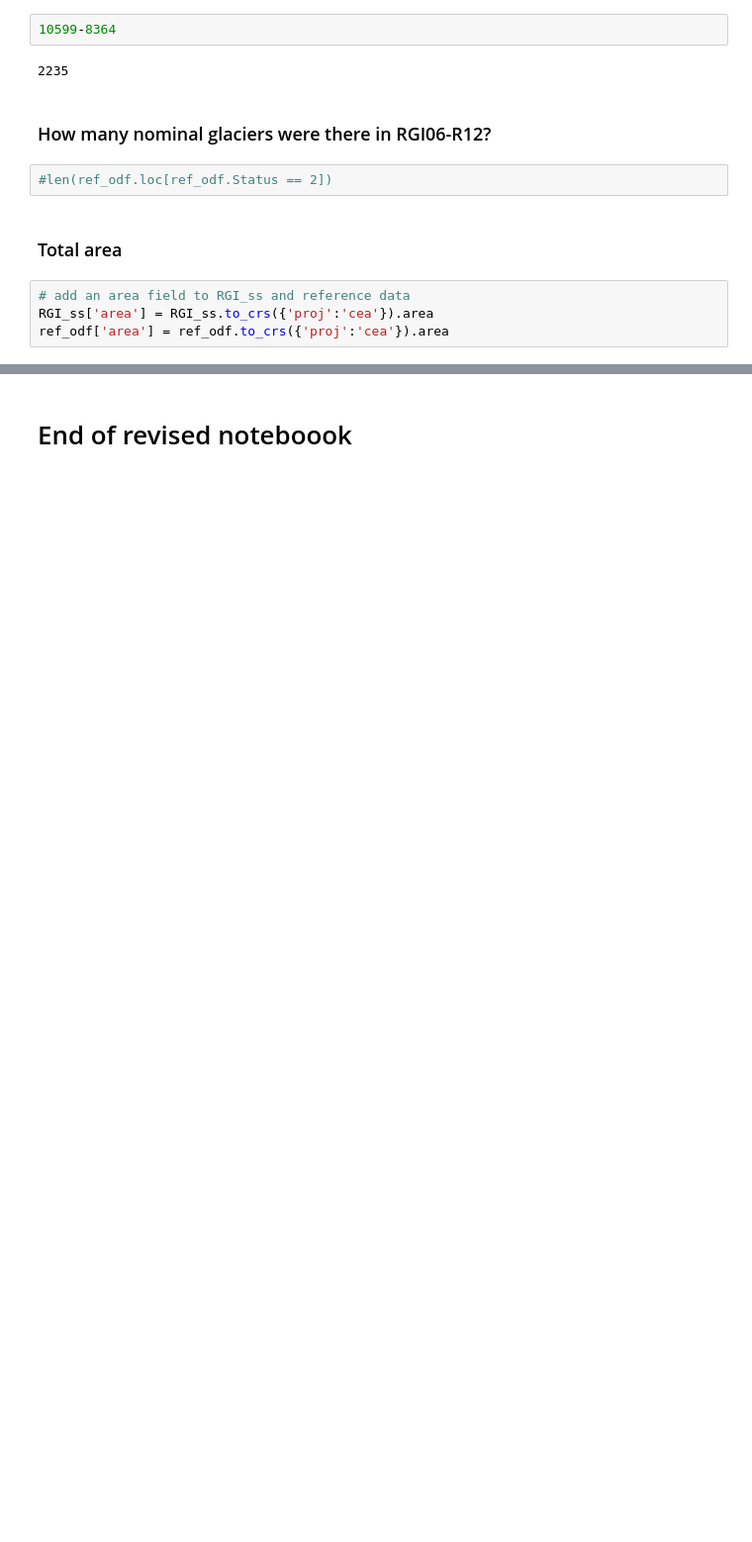
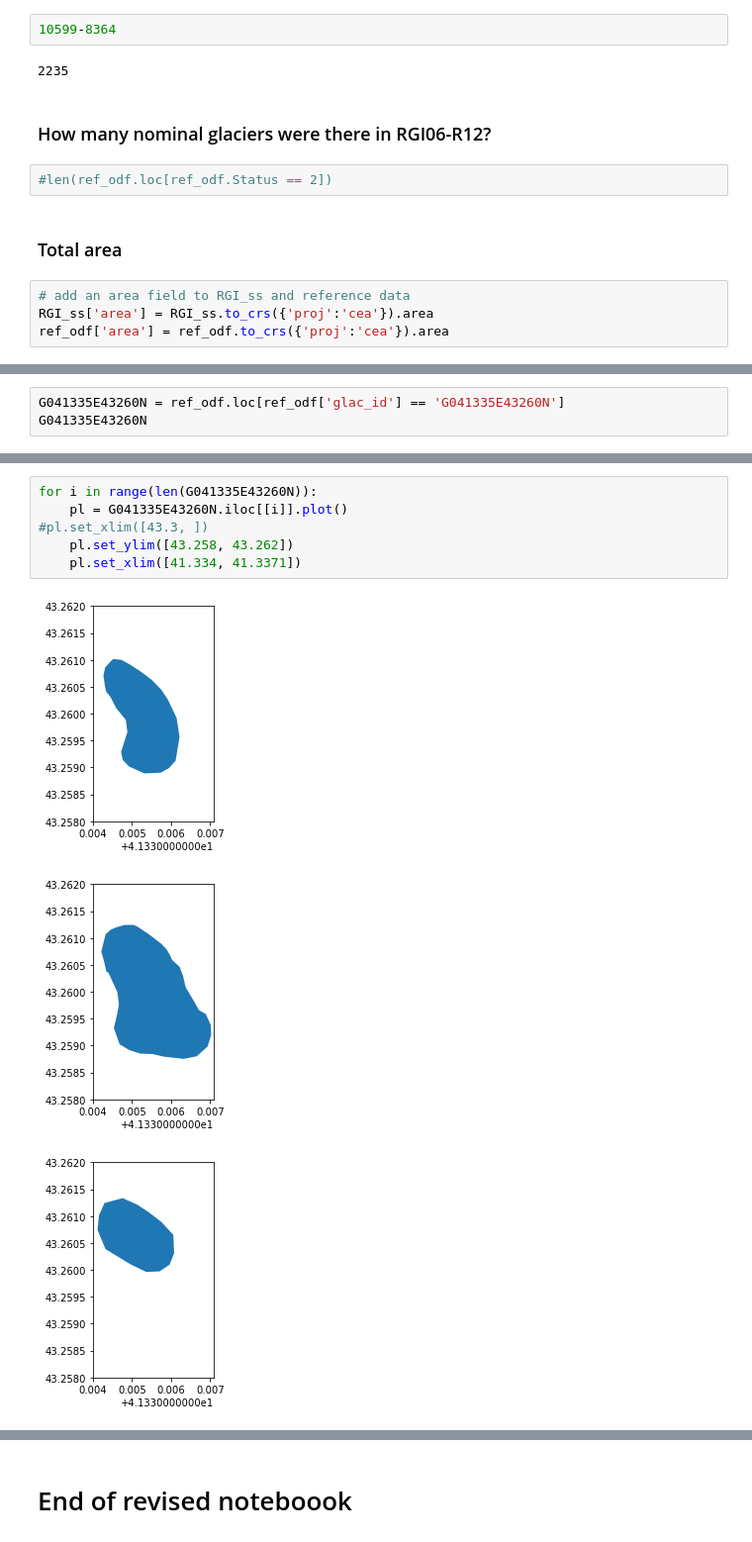
Before and after one commit to franra9/rgi7_scripts, a Jupyter notebook: workflow/RGI12.ipynb, the cells around one changed output, grey strips where cells are left out. Shown at 99% size. Saved outputs shown, nothing was run; the diff lists cells and outputs as text; blank space fills up the shorter version.

```diff
--- a/workflow/RGI12.ipynb
+++ b/workflow/RGI12.ipynb
@@ -337,0 +321,3 @@ Area difference [km²]: -5639.095780627606
+# %%
+G041335E43260N = ref_odf.loc[ref_odf['glac_id'] == 'G041335E43260N']
+G041335E43260N
@@ -337,0 +331,10 @@ Area difference [km²]: -5639.095780627606
+# %%
+for i in range(len(G041335E43260N)):
+    pl = G041335E43260N.iloc[[i]].plot()
+#pl.set_xlim([43.3, ])
+    pl.set_ylim([43.258, 43.262])
+    pl.set_xlim([41.334, 41.3371])
+# %% [output]
+[figure, added]
+[figure, added]
+[figure, added]
```
Also changed, not shown: parts of 18 cells of this notebook, 1 other file.
